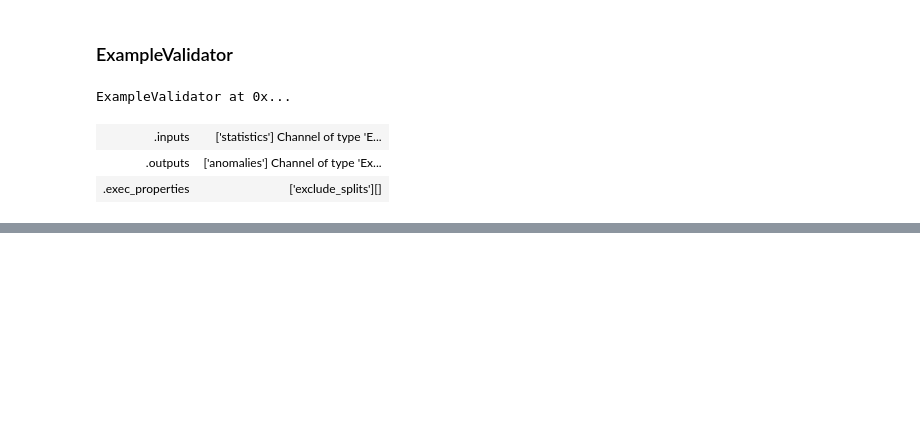
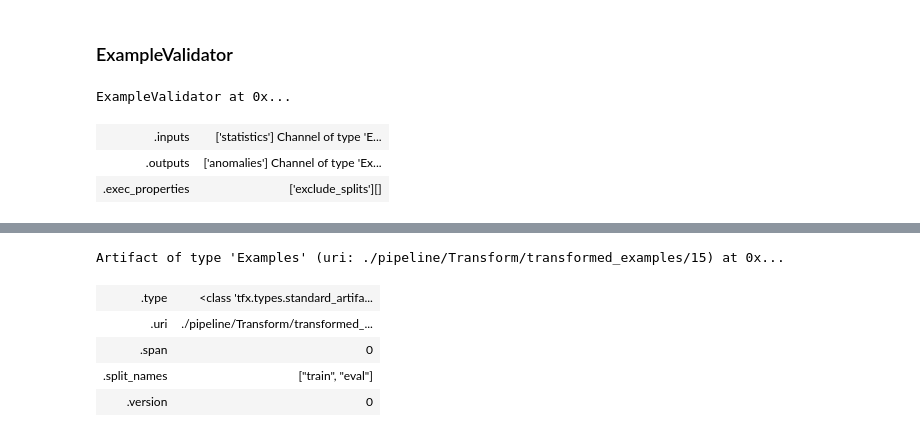
Before and after one commit to jinwoo1990/mlops-demo, a Jupyter notebook: experiments/tfx-interactive.ipynb, the cells around one changed output, grey strips where cells are left out. Cells and saved outputs as stored; diff of their text form; code cells hidden in the pictures; blank space fills up the shorter version.

```diff
--- a/experiments/tfx-interactive.ipynb
+++ b/experiments/tfx-interactive.ipynb
@@ -150,0 +303,8 @@ No anomalies found.
+# %%
+advert_transform = 'model/advert_transform.py'
+transform = Transform(
+    examples=example_gen.outputs['examples'],
+    schema=schema_gen.outputs['schema'],
+    module_file=advert_transform)
+# %%
+context.run(transform)
@@ -150,0 +357,9 @@ No anomalies found.
+# %%
+transform.outputs['transformed_examples'].get()[0]
+# %% [output]
+Artifact of type 'Examples' (uri: ./pipeline/Transform/transformed_examples/15) at 0x...
+| .type | <class 'tfx.types.standard_artifa... |
+| .uri | ./pipeline/Transform/transformed_... |
+| .span | 0 |
+| .split_names | ["train", "eval"] |
+| .version | 0 |
```
Also changed, not shown: parts of 24 cells of this notebook, 3 other files.
